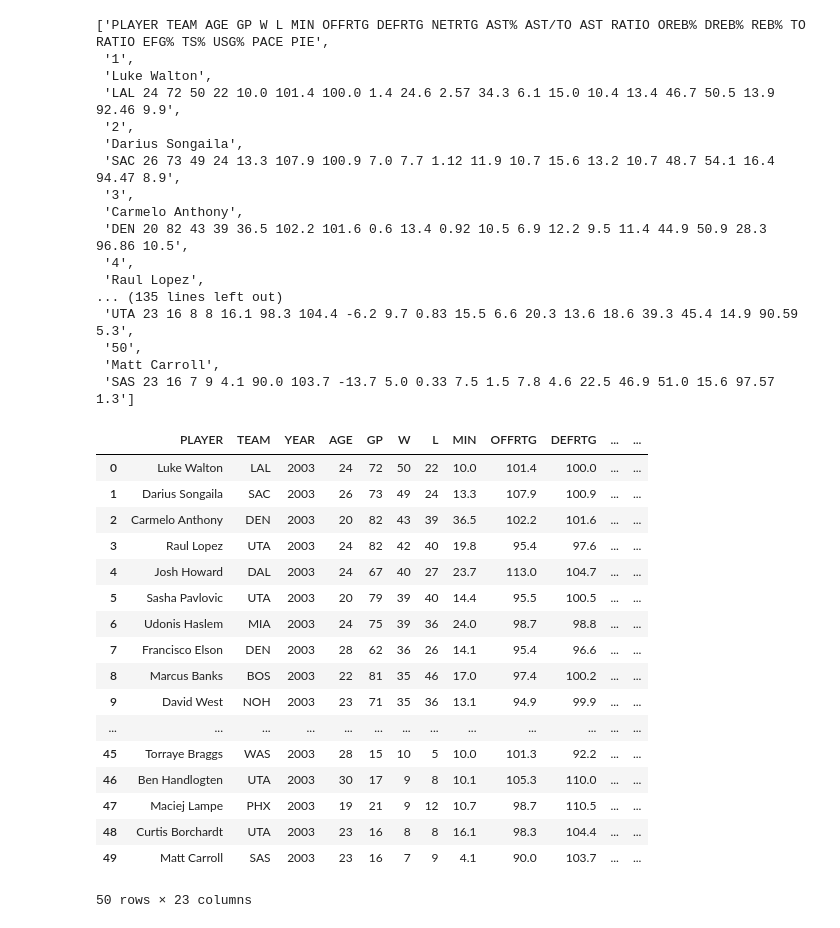
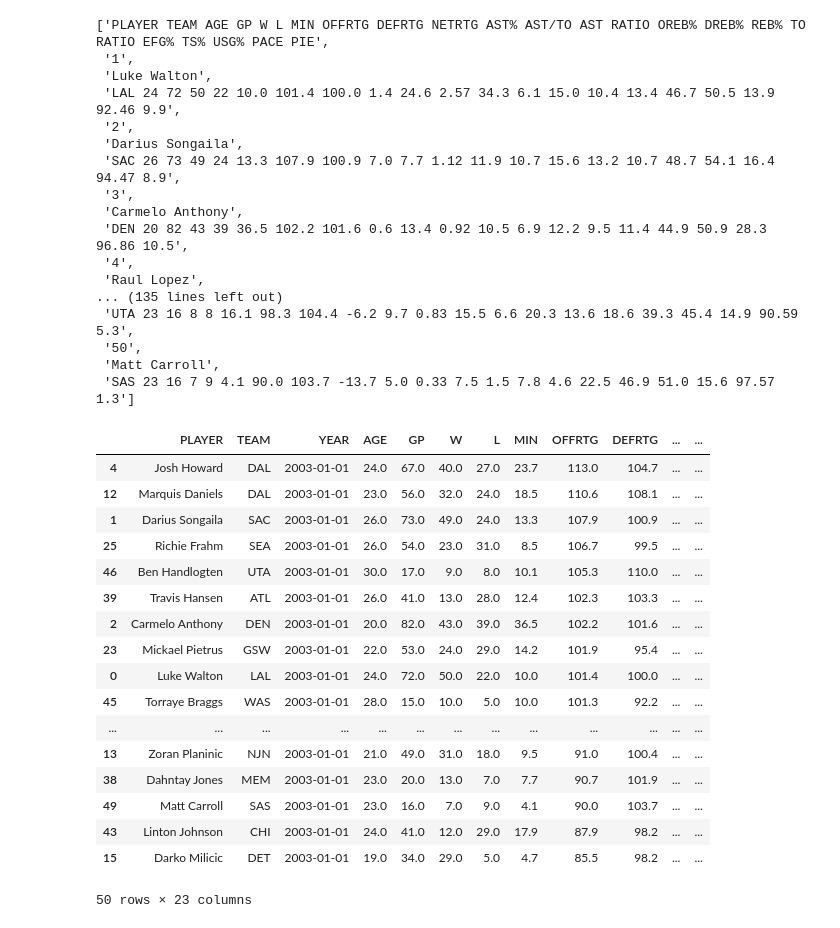
Before and after one commit to jatkins23/NBA_Rookie_Projections, a Jupyter notebook: NBA_com_scrape.ipynb, the cells around one changed output. Saved outputs shown, nothing was run; the diff lists cells and outputs as text; code cells hidden in the pictures.

```diff
--- a/NBA_com_scrape.ipynb
+++ b/NBA_com_scrape.ipynb
@@ -125,24 +195,28 @@ rookies['YEAR'] = 2003
 new_column_list = column_list[0:2] + ['YEAR'] + column_list[2:]
 
 rookies = rookies[new_column_list]
-# %%
-rookies
-# %% [output]
-|  | PLAYER | TEAM | YEAR | AGE | GP | W | L | MIN | OFFRTG | DEFRTG | ... | ... |
-| 0 | Luke Walton | LAL | 2003 | 24 | 72 | 50 | 22 | 10.0 | 101.4 | 100.0 | ... | ... |
-| 1 | Darius Songaila | SAC | 2003 | 26 | 73 | 49 | 24 | 13.3 | 107.9 | 100.9 | ... | ... |
-| 2 | Carmelo Anthony | DEN | 2003 | 20 | 82 | 43 | 39 | 36.5 | 102.2 | 101.6 | ... | ... |
-| 3 | Raul Lopez | UTA | 2003 | 24 | 82 | 42 | 40 | 19.8 | 95.4 | 97.6 | ... | ... |
-| 4 | Josh Howard | DAL | 2003 | 24 | 67 | 40 | 27 | 23.7 | 113.0 | 104.7 | ... | ... |
-| 5 | Sasha Pavlovic | UTA | 2003 | 20 | 79 | 39 | 40 | 14.4 | 95.5 | 100.5 | ... | ... |
-| 6 | Udonis Haslem | MIA | 2003 | 24 | 75 | 39 | 36 | 24.0 | 98.7 | 98.8 | ... | ... |
-| 7 | Francisco Elson | DEN | 2003 | 28 | 62 | 36 | 26 | 14.1 | 95.4 | 96.6 | ... | ... |
-| 8 | Marcus Banks | BOS | 2003 | 22 | 81 | 35 | 46 | 17.0 | 97.4 | 100.2 | ... | ... |
-| 9 | David West | NOH | 2003 | 23 | 71 | 35 | 36 | 13.1 | 94.9 | 99.9 | ... | ... |
-| ... | ... | ... | ... | ... | ... | ... | ... | ... | ... | ... | ... | ... |
-| 45 | Torraye Braggs | WAS | 2003 | 28 | 15 | 10 | 5 | 10.0 | 101.3 | 92.2 | ... | ... |
-| 46 | Ben Handlogten | UTA | 2003 | 30 | 17 | 9 | 8 | 10.1 | 105.3 | 110.0 | ... | ... |
-| 47 | Maciej Lampe | PHX | 2003 | 19 | 21 | 9 | 12 | 10.7 | 98.7 | 110.5 | ... | ... |
-| 48 | Curtis Borchardt | UTA | 2003 | 23 | 16 | 8 | 8 | 16.1 | 98.3 | 104.4 | ... | ... |
-| 49 | Matt Carroll | SAS | 2003 | 23 | 16 | 7 | 9 | 4.1 | 90.0 | 103.7 | ... | ... |
-50 rows × 23 columns
+# %%
+# convert correct columns to floats
+rookies[new_column_list[3:-1]] = rookies[new_column_list[3:-1]].astype(float)
+rookies['YEAR'] = pd.to_datetime(rookies['YEAR'], yearfirst=True, format="%Y")
+# %%
+rookies.sort_values('OFFRTG', ascending=False)
+# %% [output]
+|  | PLAYER | TEAM | YEAR | AGE | GP | W | L | MIN | OFFRTG | DEFRTG | ... | ... |
+| 4 | Josh Howard | DAL | 2003-01-01 | 24.0 | 67.0 | 40.0 | 27.0 | 23.7 | 113.0 | 104.7 | ... | ... |
+| 12 | Marquis Daniels | DAL | 2003-01-01 | 23.0 | 56.0 | 32.0 | 24.0 | 18.5 | 110.6 | 108.1 | ... | ... |
+| 1 | Darius Songaila | SAC | 2003-01-01 | 26.0 | 73.0 | 49.0 | 24.0 | 13.3 | 107.9 | 100.9 | ... | ... |
+| 25 | Richie Frahm | SEA | 2003-01-01 | 26.0 | 54.0 | 23.0 | 31.0 | 8.5 | 106.7 | 99.5 | ... | ... |
+| 46 | Ben Handlogten | UTA | 2003-01-01 | 30.0 | 17.0 | 9.0 | 8.0 | 10.1 | 105.3 | 110.0 | ... | ... |
+| 39 | Travis Hansen | ATL | 2003-01-01 | 26.0 | 41.0 | 13.0 | 28.0 | 12.4 | 102.3 | 103.3 | ... | ... |
+| 2 | Carmelo Anthony | DEN | 2003-01-01 | 20.0 | 82.0 | 43.0 | 39.0 | 36.5 | 102.2 | 101.6 | ... | ... |
+| 23 | Mickael Pietrus | GSW | 2003-01-01 | 22.0 | 53.0 | 24.0 | 29.0 | 14.2 | 101.9 | 95.4 | ... | ... |
+| 0 | Luke Walton | LAL | 2003-01-01 | 24.0 | 72.0 | 50.0 | 22.0 | 10.0 | 101.4 | 100.0 | ... | ... |
+| 45 | Torraye Braggs | WAS | 2003-01-01 | 28.0 | 15.0 | 10.0 | 5.0 | 10.0 | 101.3 | 92.2 | ... | ... |
+| ... | ... | ... | ... | ... | ... | ... | ... | ... | ... | ... | ... | ... |
+| 13 | Zoran Planinic | NJN | 2003-01-01 | 21.0 | 49.0 | 31.0 | 18.0 | 9.5 | 91.0 | 100.4 | ... | ... |
+| 38 | Dahntay Jones | MEM | 2003-01-01 | 23.0 | 20.0 | 13.0 | 7.0 | 7.7 | 90.7 | 101.9 | ... | ... |
+| 49 | Matt Carroll | SAS | 2003-01-01 | 23.0 | 16.0 | 7.0 | 9.0 | 4.1 | 90.0 | 103.7 | ... | ... |
+| 43 | Linton Johnson | CHI | 2003-01-01 | 24.0 | 41.0 | 12.0 | 29.0 | 17.9 | 87.9 | 98.2 | ... | ... |
+| 15 | Darko Milicic | DET | 2003-01-01 | 19.0 | 34.0 | 29.0 | 5.0 | 4.7 | 85.5 | 98.2 | ... | ... |
+50 rows × 23 columns
```
Also changed, not shown: parts of 7 cells of this notebook.
